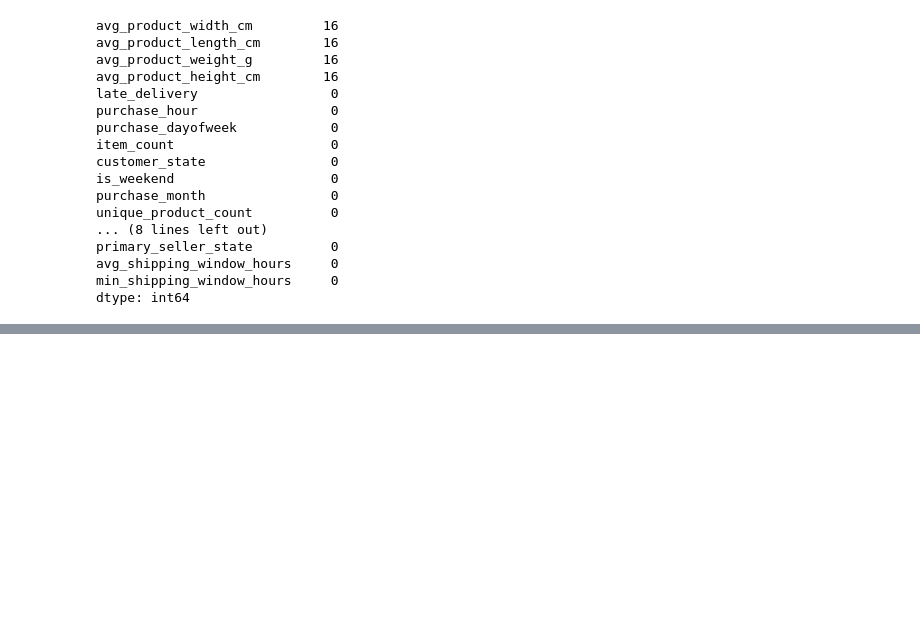
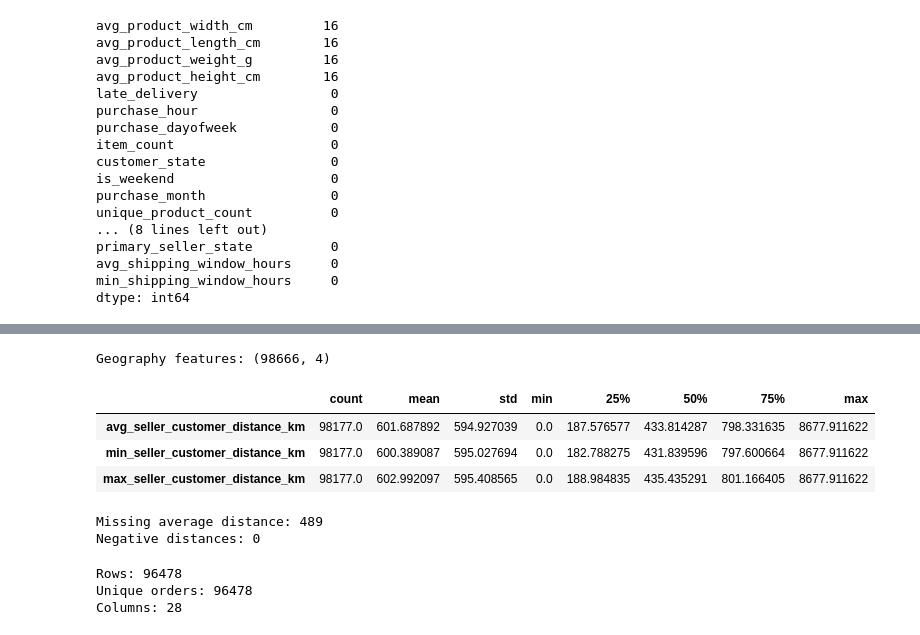
Before and after one commit to ananthsyam/delivery-risk-engine, a Jupyter notebook: notebooks/02_baseline_features.ipynb, the cells around one changed output, grey strips where cells are left out. Saved outputs shown, nothing was run; the diff lists cells and outputs as text; code cells hidden in the pictures; blank space fills up the shorter version.

```diff
--- a/notebooks/02_baseline_features.ipynb
+++ b/notebooks/02_baseline_features.ipynb
@@ -638,0 +1087,12 @@ dtype: int64
+# %%
+geo_lookup = (
+    geolocation
+    .groupby("geolocation_zip_code_prefix")
+    .agg(
+        latitude=("geolocation_lat", "mean"),
+        longitude=("geolocation_lng", "mean")
+    )
+    .reset_index()
+)
+
+print("ZIP coordinate entries:", len(geo_lookup))
@@ -638,0 +1200,65 @@ dtype: int64
+# %%
+geo_features = (
+    order_seller_geo
+    .groupby("order_id")
+    .agg(
+        avg_seller_customer_distance_km=(
+            "distance_km",
+            "mean"
+        ),
+        min_seller_customer_distance_km=(
+            "distance_km",
+            "min"
+        ),
+        max_seller_customer_distance_km=(
+            "distance_km",
+            "max"
+        )
+    )
+    .reset_index()
+)
+
+print("Geography features:", geo_features.shape)
+# %% [output]
+Geography features: (98666, 4)
+# %%
+geo_features[
+    [
+        "avg_seller_customer_distance_km",
+        "min_seller_customer_distance_km",
+        "max_seller_customer_distance_km"
+    ]
+].describe().T
+# %% [output]
+|  | count | mean | std | min | 25% | 50% | 75% | max |
+| avg_seller_customer_distance_km | 98177.0 | 601.687892 | 594.927039 | 0.0 | 187.576577 | 433.814287 | 798.331635 | 8677.911622 |
+| min_seller_customer_distance_km | 98177.0 | 600.389087 | 595.027694 | 0.0 | 182.788275 | 431.839596 | 797.600664 | 8677.911622 |
+| max_seller_customer_distance_km | 98177.0 | 602.992097 | 595.408565 | 0.0 | 188.984835 | 435.435291 | 801.166405 | 8677.911622 |
+# %%
+print(
+    "Missing average distance:",
+    geo_features["avg_seller_customer_distance_km"].isna().sum()
+)
+
+print(
+    "Negative distances:",
+    (geo_features["avg_seller_customer_distance_km"] < 0).sum()
+)
+# %% [output]
+Missing average distance: 489
+Negative distances: 0
+# %%
+geo_model_base = model_base.merge(
+    geo_features,
+    on="order_id",
+    how="left",
+    validate="one_to_one"
+)
+
+print("Rows:", len(geo_model_base))
+print("Unique orders:", geo_model_base["order_id"].nunique())
+print("Columns:", len(geo_model_base.columns))
+# %% [output]
+Rows: 96478
+Unique orders: 96478
+Columns: 28
```
Also changed, not shown: parts of 71 cells of this notebook.
